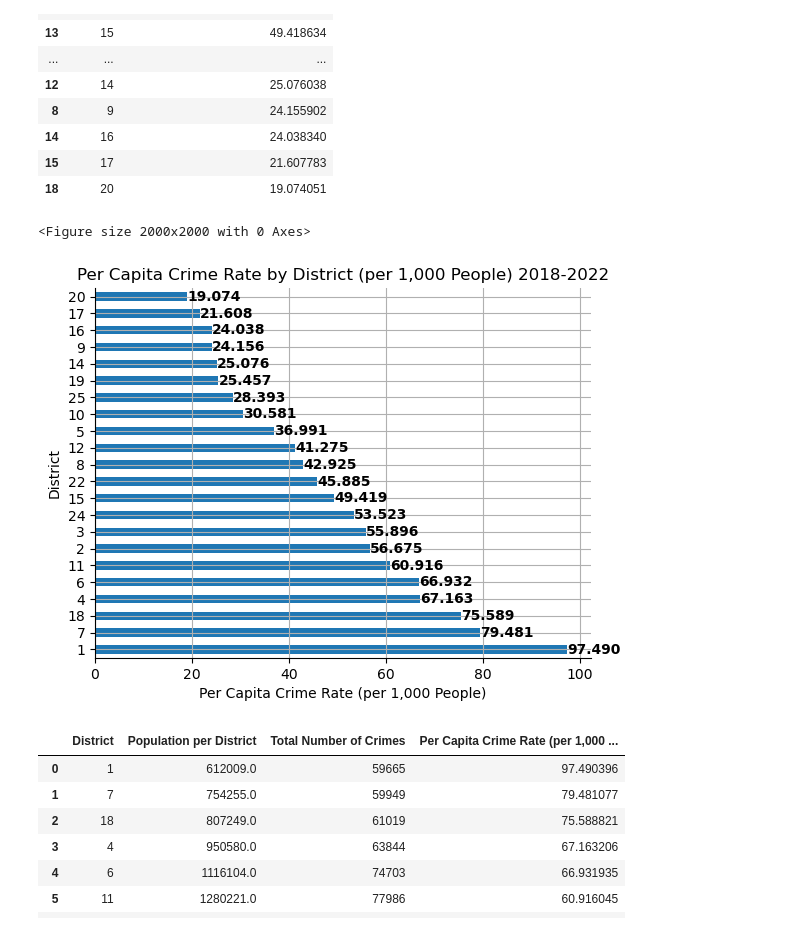
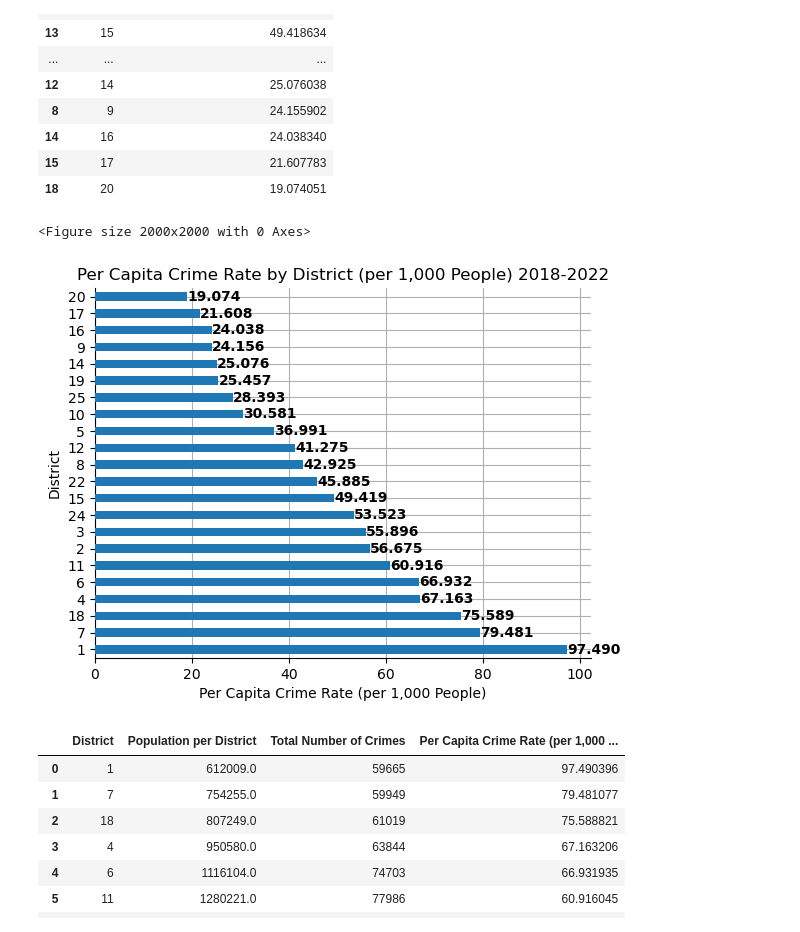
Before and after one commit to jmpealy/project1, a Jupyter notebook: Population_Analysis_Only.ipynb, the cells around one changed output. Cells and saved outputs as stored; diff of their text form; code cells hidden in the pictures.

Commit message:
Fixed gridlines to be behind bars on graphs

```diff
--- a/Population_Analysis_Only.ipynb
+++ b/Population_Analysis_Only.ipynb
@@ -169,7 +169,7 @@ district_per_capita
 # %%
 # Graph the per capita crime rate by district
 plt.figure(figsize=(20, 20))
-ax = district_per_capita.plot.barh(x = "District", y = "Per Capita Crime Rate", legend = False)
+ax = district_per_capita.plot.barh(x = "District", y = "Per Capita Crime Rate", legend = False, zorder = 3)
 
 # Set the x and y labels and title
 plt.xlabel("Per Capita Crime Rate")
@@ -237,7 +237,7 @@ type_per_capita
 | 6 | NON-CRIMINAL (SUBJECT SPECIFIED) | NaN |
 # %%
 # Graph the results of the type of crime per capita
-ax = type_per_capita.plot.barh(x = "Primary Type", y = "Per Capita Crime Rate", legend = False)
+ax = type_per_capita.plot.barh(x = "Primary Type", y = "Per Capita Crime Rate", legend = False, zorder = 3)
 
 # Set labels and title
 plt.xlabel("Per Capita Crime Rate")
@@ -366,34 +366,37 @@ district_per_capita_1000
 | 18 | 20 | 19.074051 |
 # %%
 # Graph the per capita crime rate by district per 1,000 people
-plt.figure(figsize=(20, 20))
-ax = district_per_capita_1000.plot.barh(x = "District", y = "Per Capita Crime Rate (per 1,000 People)", legend = False)
+per_cap_by_dist = plt.figure(figsize=(20, 20))
+ax = district_per_capita_1000.plot.barh(x = "District", y = "Per Capita Crime Rate (per 1,000 People)", legend = False, zorder = 3)
+
+# Set axis below bars
+ax.set_axisbelow(True)
 
 # Set the x and y labels and title
 plt.xlabel("Per Capita Crime Rate (per 1,000 People)")
 plt.ylabel("District")
 plt.title("Per Capita Crime Rate by District (per 1,000 People) 2018-2022")
 
 # Add per capita crime rate values to each bar
 for i, v in enumerate(district_per_capita_1000["Per Capita Crime Rate (per 1,000 People)"]):
     ax.text(v, i, f"{v:.3f}", color = "black", ha = "left", va = "center", weight = "bold")
 
 # Remove the top and right borders
 ax = plt.gca()
 ax.spines['top'].set_visible(False)
 ax.spines['right'].set_visible(False)
 
 # Add a grid
 plt.grid(True)
 
 # Save the figure
 plt.savefig("Images/PerCapitaCrimeRatebyDistrictper1000People.png")
 
 # Display the plot
 plt.show()
 # %% [output]
 <Figure size 2000x2000 with 0 Axes>
-[figure, old version]
+[figure, new version]
 # %%
 # Look at per capita crime rate per district over the five year timespan per 1,000 residents
 # Grab the columns we need from district_df
```
Also changed, not shown: parts of 5 cells of this notebook.
